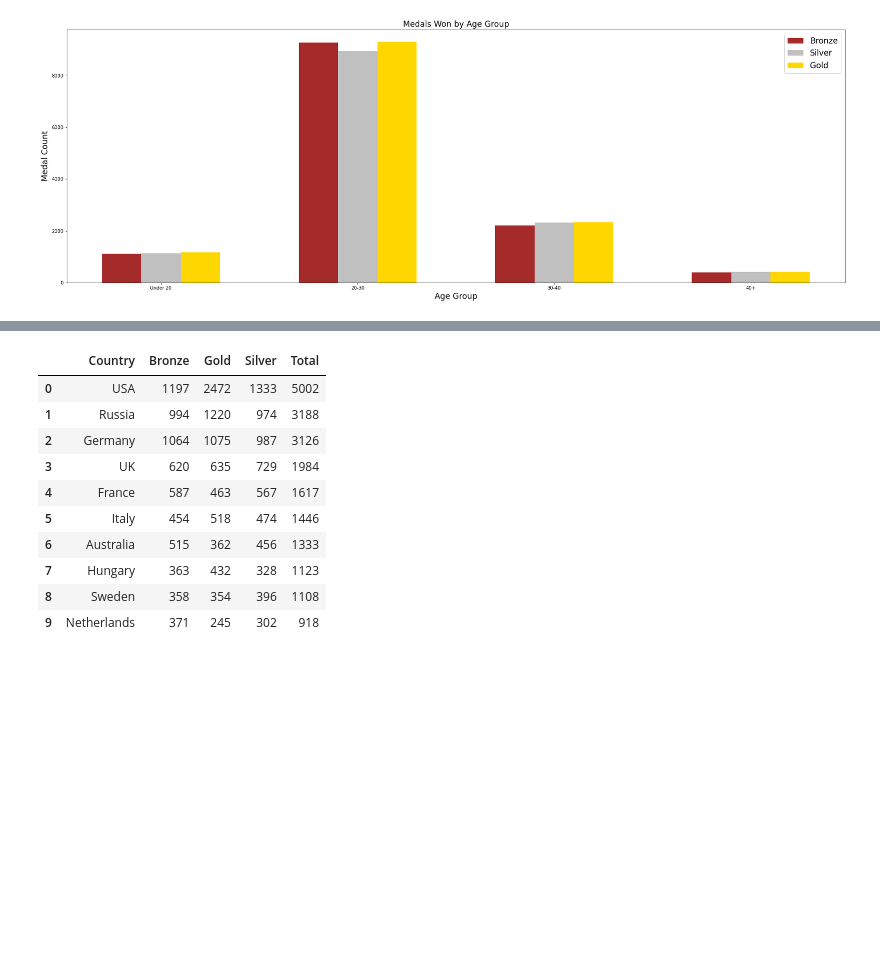
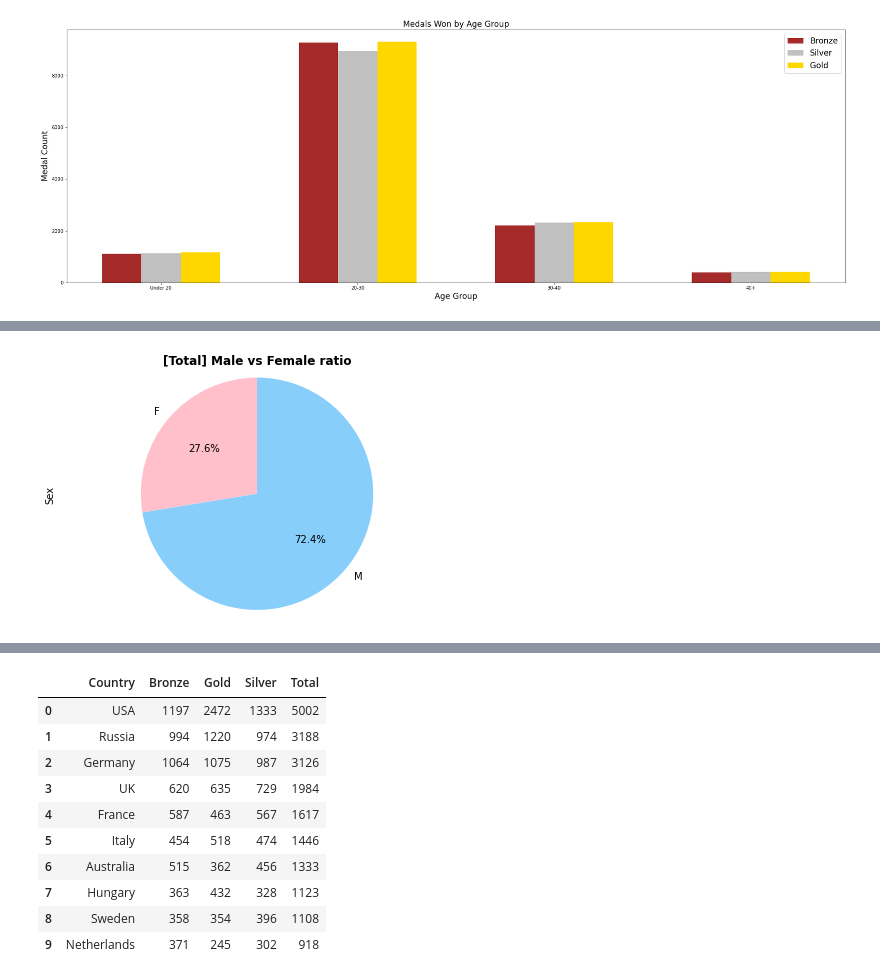
Before and after one commit to sissa81/project1, a Jupyter notebook: olympics.ipynb, the cells around one changed output, grey strips where cells are left out. Saved outputs shown, nothing was run; the diff lists cells and outputs as text; code cells hidden in the pictures; blank space fills up the shorter version.

```diff
--- a/olympics.ipynb
+++ b/olympics.ipynb
@@ -168,0 +209,13 @@ plt.show()
+# %%
+# Generate a pie plot showing the population of female versus male
+sex = data.groupby("Sex")["Sex"].count()
+colors = ["pink", "lightskyblue"]
+sex_data = sex.plot(kind="pie", colors=colors, autopct='%1.1f%%', startangle=90)
+plt.axis("equal")
+sex_data.set_title(label= "[Total] Male vs Female ratio", fontweight = "bold")
+plt.tight_layout()
+sex_data.figure.savefig("Images/male_vs_female_total.png")
+plt.show()
+plt.close()
+# %% [output]
+[figure, added]
```
Also changed, not shown: parts of 34 cells of this notebook.
